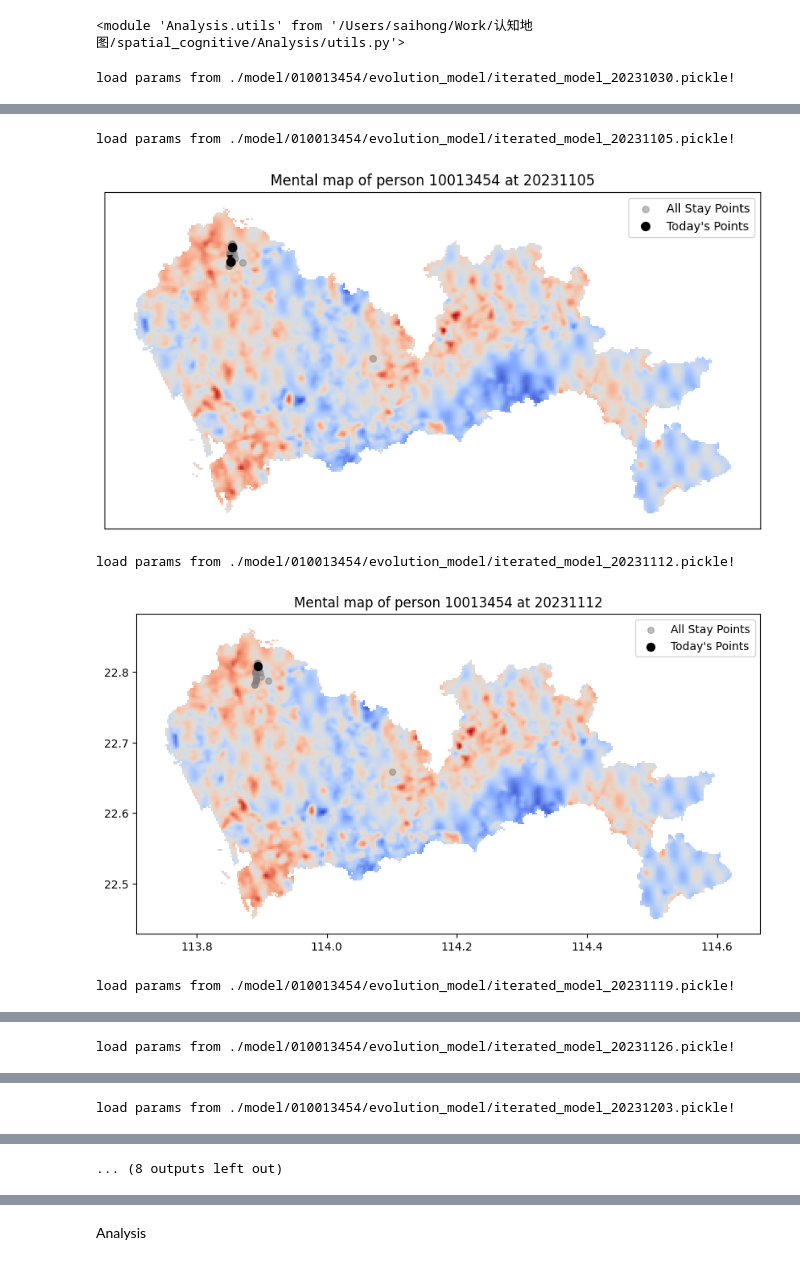
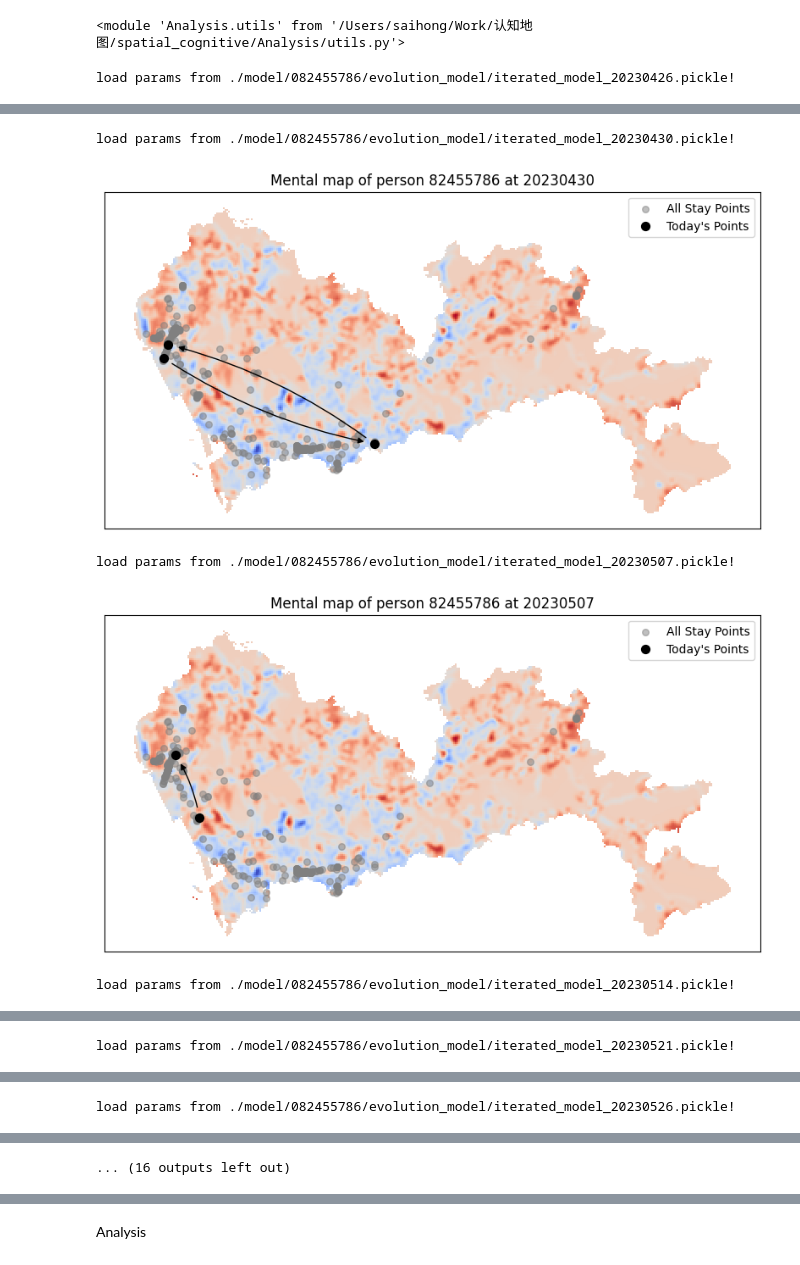
Before and after one commit to Cover-WU/UrbanCog-IRL, a Jupyter notebook: Analysis/Explain.ipynb, the cells around one changed output, grey strips where cells are left out. Saved outputs shown, nothing was run; the diff lists cells and outputs as text; code cells hidden in the pictures.

```diff
--- a/Analysis/Explain.ipynb
+++ b/Analysis/Explain.ipynb
@@ -43,7 +43,7 @@ Script directory: /Users/saihong/Work/认知地图/spatial_cognitive/Analysis
 Current working directory: /Users/saihong/Work/认知地图/spatial_cognitive
 <module 'Analysis.utils' from '/Users/saihong/Work/认知地图/spatial_cognitive/Analysis/utils.py'>
 # %%
-who = 10013454
+who = 82455786
 who_str = f"{who:09d}"
 traj_file_path = os.path.join("data", "user_data_survey", who_str, "all_traj.json")
 
@@ -102,4 +102,4 @@ for date in week_end_iter_dates:
     canvas.append(fig)
     plt.show()
 # %% [output]
-load params from ./model/010013454/evolution_model/iterated_model_20231030.pickle!
+load params from ./model/082455786/evolution_model/iterated_model_20230426.pickle!
@@ -107,5 +107,5 @@ load params from ./model/010013454/evolution_model/iterated_model_20231030.pickl
-load params from ./model/010013454/evolution_model/iterated_model_20231105.pickle!
+load params from ./model/082455786/evolution_model/iterated_model_20230430.pickle!
-[figure, old version]
+[figure, new version]
-load params from ./model/010013454/evolution_model/iterated_model_20231112.pickle!
+load params from ./model/082455786/evolution_model/iterated_model_20230507.pickle!
-[figure, old version]
+[figure, new version]
-load params from ./model/010013454/evolution_model/iterated_model_20231119.pickle!
+load params from ./model/082455786/evolution_model/iterated_model_20230514.pickle!
@@ -113 +113 @@ load params from ./model/010013454/evolution_model/iterated_model_20231119.pickl
-load params from ./model/010013454/evolution_model/iterated_model_20231126.pickle!
+load params from ./model/082455786/evolution_model/iterated_model_20230521.pickle!
@@ -115 +115 @@ load params from ./model/010013454/evolution_model/iterated_model_20231126.pickl
-load params from ./model/010013454/evolution_model/iterated_model_20231203.pickle!
+load params from ./model/082455786/evolution_model/iterated_model_20230526.pickle!
@@ -117,4 +117,4 @@ load params from ./model/010013454/evolution_model/iterated_model_20231203.pickl
-... (8 outputs left out)
+... (16 outputs left out)
 # %%
 # select valid weekend to visualize mental map.
 def mental_map_vis(who: int):
```
Also changed, not shown: parts of 4 cells of this notebook, 2 other files.
